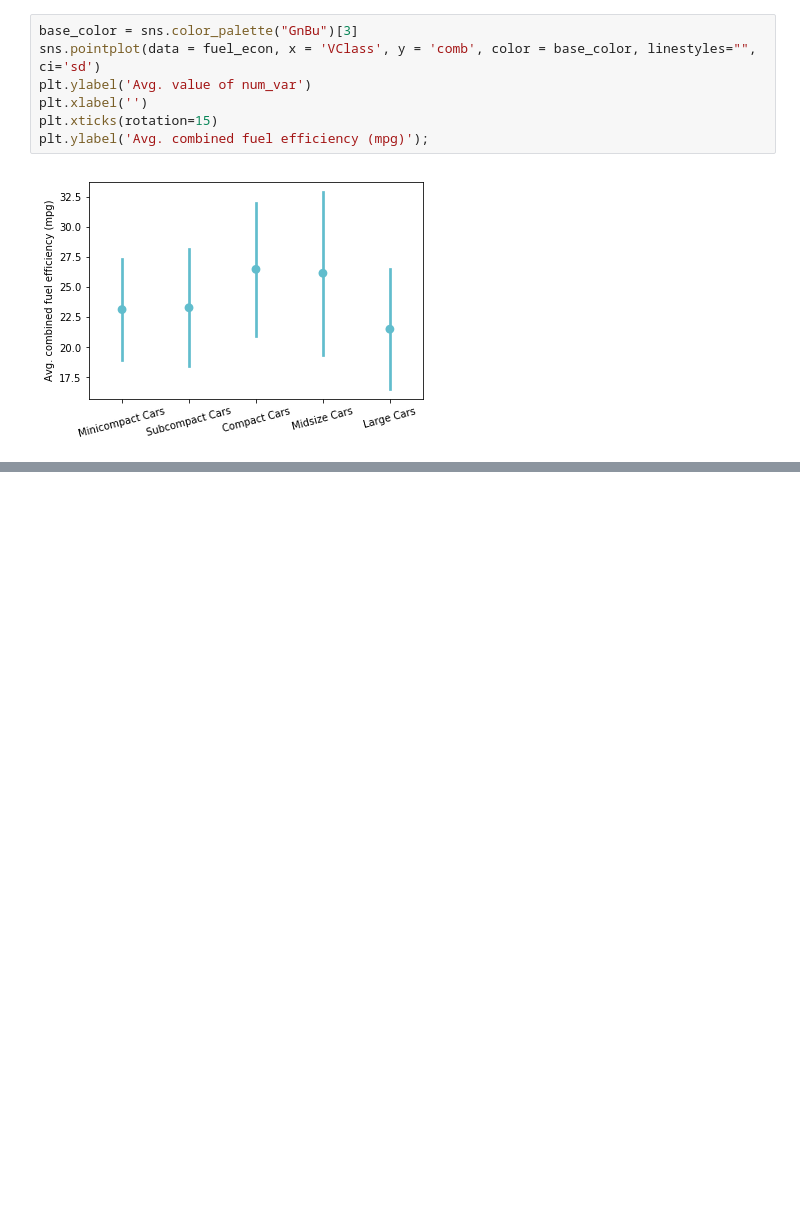
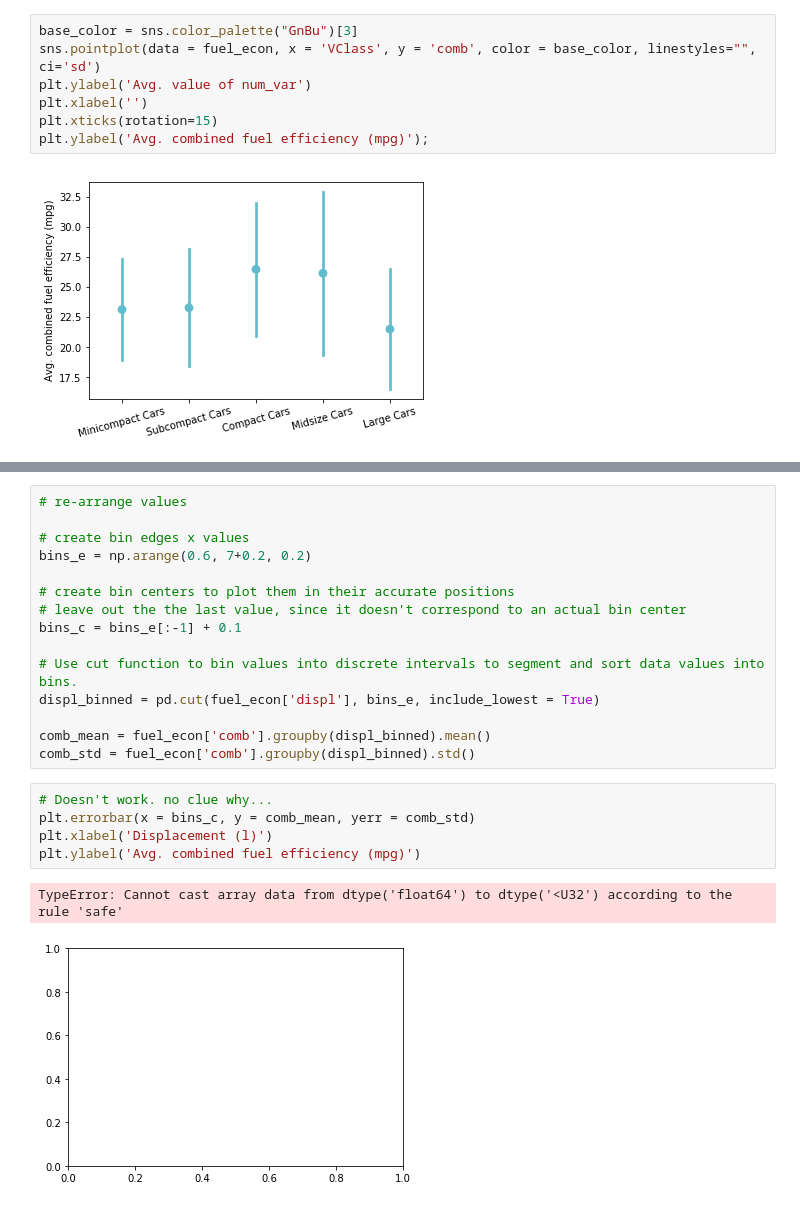
Before and after one commit to faymarie/data-visualization, a Jupyter notebook: Visualization_practise.ipynb, the cells around one changed output, grey strips where cells are left out. Drawn from its saved outputs; the diff is of its cells as text; blank space fills up the shorter version.

```diff
--- a/Visualization_practise.ipynb
+++ b/Visualization_practise.ipynb
@@ -138,0 +149,23 @@ plt.ylabel('Avg. combined fuel efficiency (mpg)');
+# %%
+# re-arrange values
+
+# create bin edges x values
+bins_e = np.arange(0.6, 7+0.2, 0.2)
+
+# create bin centers to plot them in their accurate positions
+# leave out the the last value, since it doesn't correspond to an actual bin center
+bins_c = bins_e[:-1] + 0.1
+
+# Use cut function to bin values into discrete intervals to segment and sort data values into bins.
+displ_binned = pd.cut(fuel_econ['displ'], bins_e, include_lowest = True)
+
+comb_mean = fuel_econ['comb'].groupby(displ_binned).mean()
+comb_std = fuel_econ['comb'].groupby(displ_binned).std()
+# %%
+# Doesn't work. no clue why...
+plt.errorbar(x = bins_c, y = comb_mean, yerr = comb_std)
+plt.xlabel('Displacement (l)')
+plt.ylabel('Avg. combined fuel efficiency (mpg)')
+# %% [output]
+TypeError: Cannot cast array data from dtype('float64') to dtype('<U32') according to the rule 'safe'
+[figure, added]
```
Also changed, not shown: parts of 6 cells of this notebook.
